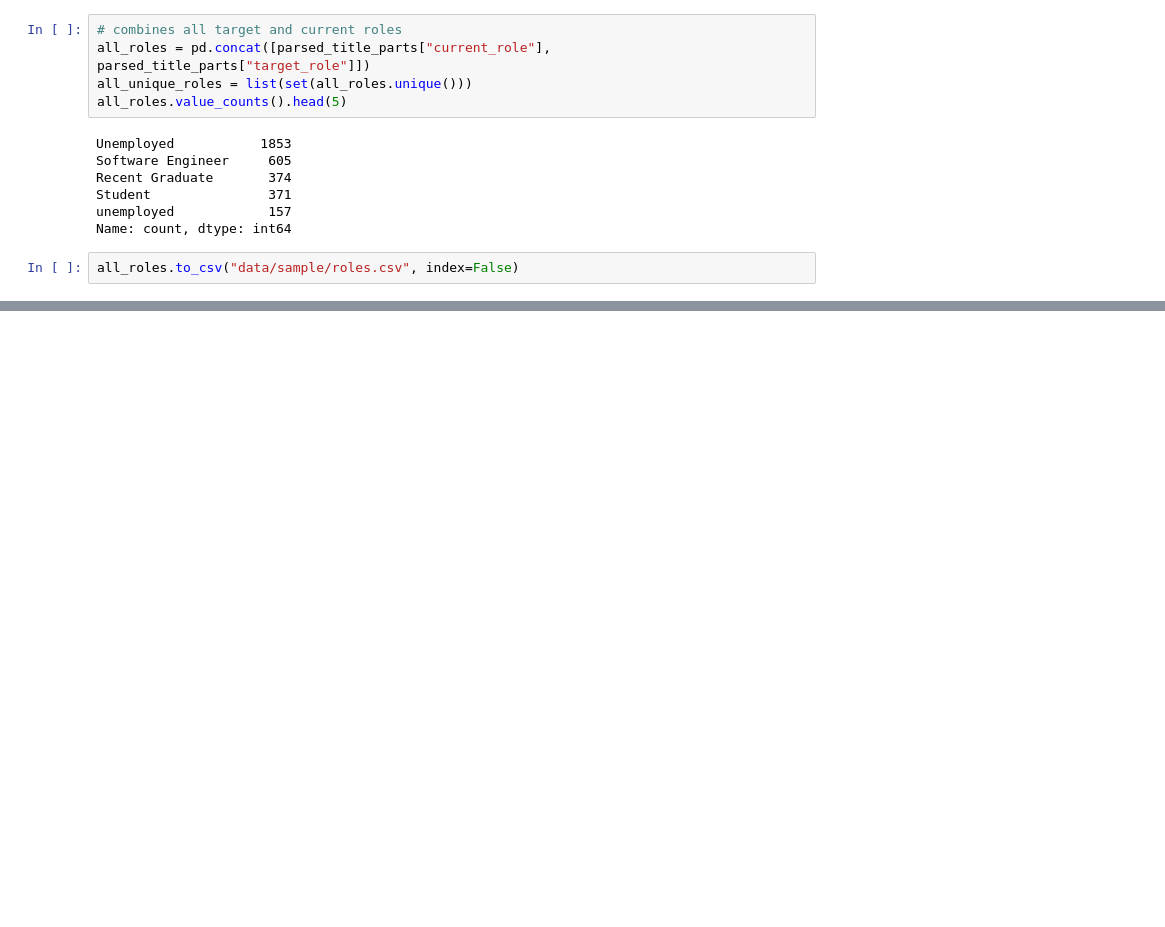
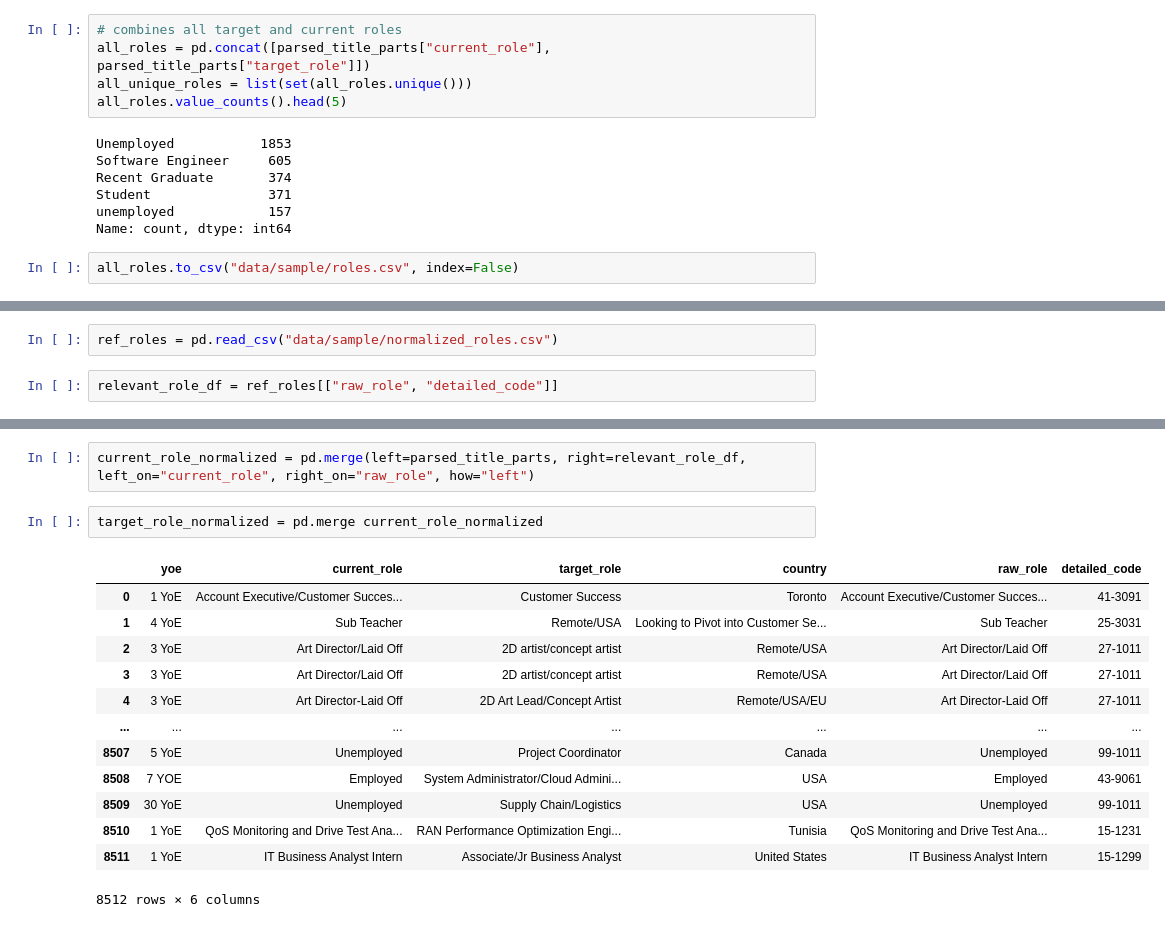
Before and after one commit to saakethk/Reddit-Resumes-Dataset, a Jupyter notebook: exploring_sample_data.ipynb, the cells around one changed output, grey strips where cells are left out. Saved outputs shown, nothing was run; the diff lists cells and outputs as text; blank space fills up the shorter version.

Commit message:
finsihed role classification

```diff
--- a/exploring_sample_data.ipynb
+++ b/exploring_sample_data.ipynb
@@ -448,0 +451,4 @@ all_roles.to_csv("data/sample/roles.csv", index=False)
+# %%
+ref_roles = pd.read_csv("data/sample/normalized_roles.csv")
+# %%
+relevant_role_df = ref_roles[["raw_role", "detailed_code"]]
@@ -448,0 +471,18 @@ all_roles.to_csv("data/sample/roles.csv", index=False)
+# %%
+current_role_normalized = pd.merge(left=parsed_title_parts, right=relevant_role_df, left_on="current_role", right_on="raw_role", how="left")
+# %%
+target_role_normalized = pd.merge current_role_normalized
+# %% [output]
+|  | yoe | current_role | target_role | country | raw_role | detailed_code |
+| 0 | 1 YoE | Account Executive/Customer Succes... | Customer Success | Toronto | Account Executive/Customer Succes... | 41-3091 |
+| 1 | 4 YoE | Sub Teacher | Remote/USA | Looking to Pivot into Customer Se... | Sub Teacher | 25-3031 |
+| 2 | 3 YoE | Art Director/Laid Off | 2D artist/concept artist | Remote/USA | Art Director/Laid Off | 27-1011 |
+| 3 | 3 YoE | Art Director/Laid Off | 2D artist/concept artist | Remote/USA | Art Director/Laid Off | 27-1011 |
+| 4 | 3 YoE | Art Director-Laid Off | 2D Art Lead/Concept Artist | Remote/USA/EU | Art Director-Laid Off | 27-1011 |
+| ... | ... | ... | ... | ... | ... | ... |
+| 8507 | 5 YoE | Unemployed | Project Coordinator | Canada | Unemployed | 99-1011 |
+| 8508 | 7 YOE | Employed | System Administrator/Cloud Admini... | USA | Employed | 43-9061 |
+| 8509 | 30 YoE | Unemployed | Supply Chain/Logistics | USA | Unemployed | 99-1011 |
+| 8510 | 1 YoE | QoS Monitoring and Drive Test Ana... | RAN Performance Optimization Engi... | Tunisia | QoS Monitoring and Drive Test Ana... | 15-1231 |
+| 8511 | 1 YoE | IT Business Analyst Intern | Associate/Jr Business Analyst | United States | IT Business Analyst Intern | 15-1299 |
+8512 rows × 6 columns
```
Also changed, not shown: parts of 3 cells of this notebook, 3 other files.
